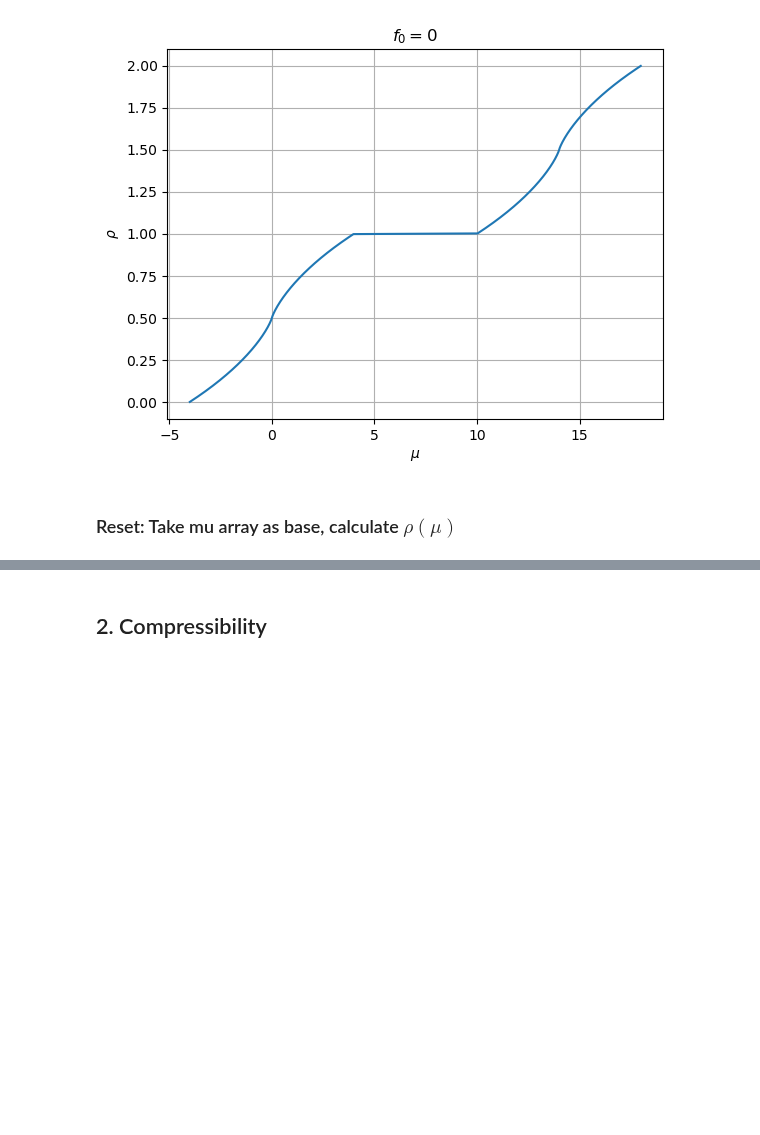
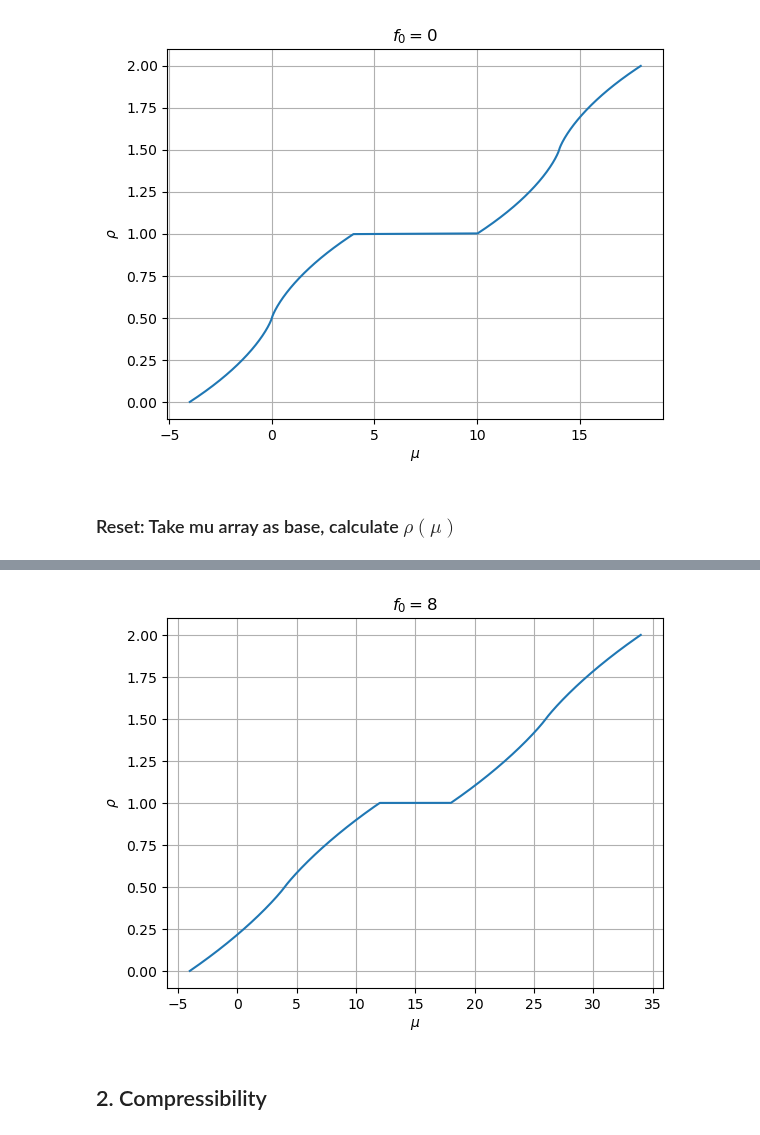
Before and after one commit to janjhch/bachelorthesis, a Jupyter notebook: meanfield/landau_f0_2d.ipynb, the cells around one changed output, grey strips where cells are left out. Drawn from its saved outputs; the diff is of its cells as text; code cells hidden in the pictures; blank space fills up the shorter version.

```diff
--- a/meanfield/landau_f0_2d.ipynb
+++ b/meanfield/landau_f0_2d.ipynb
@@ -109,3 +114,8 @@ def create_mu_and_rho_arrays_landau(U, f_0, N):
+# %%
+mu_U14_f8, rho_U14_f8 = create_mu_and_rho_arrays_landau(14, 8, 5000)
+one_plot(mu_U14_f8, rho_U14_f8, r'$\mu$', r'$\rho$', r'$f_0 = 8$')
+# %% [output]
+[figure, added]
 # %% [markdown]
 ## 2. Compressibility
 # %%
```
Also changed, not shown: parts of 8 cells of this notebook.
